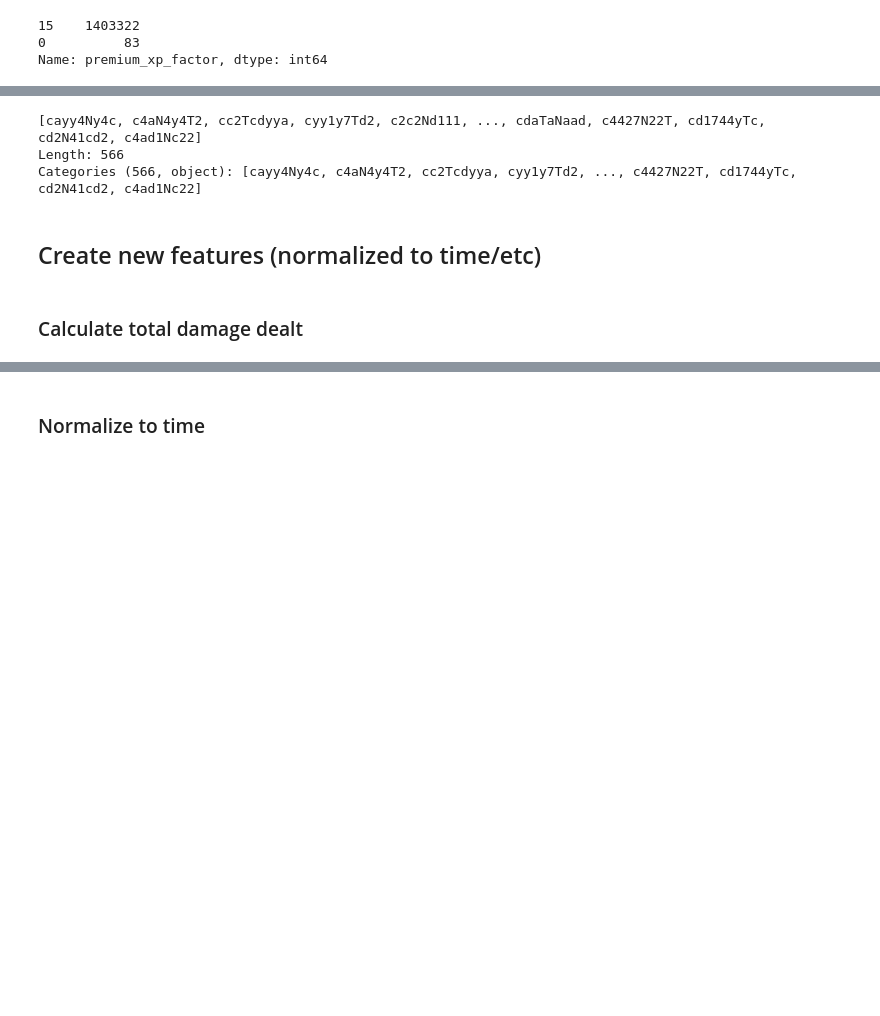
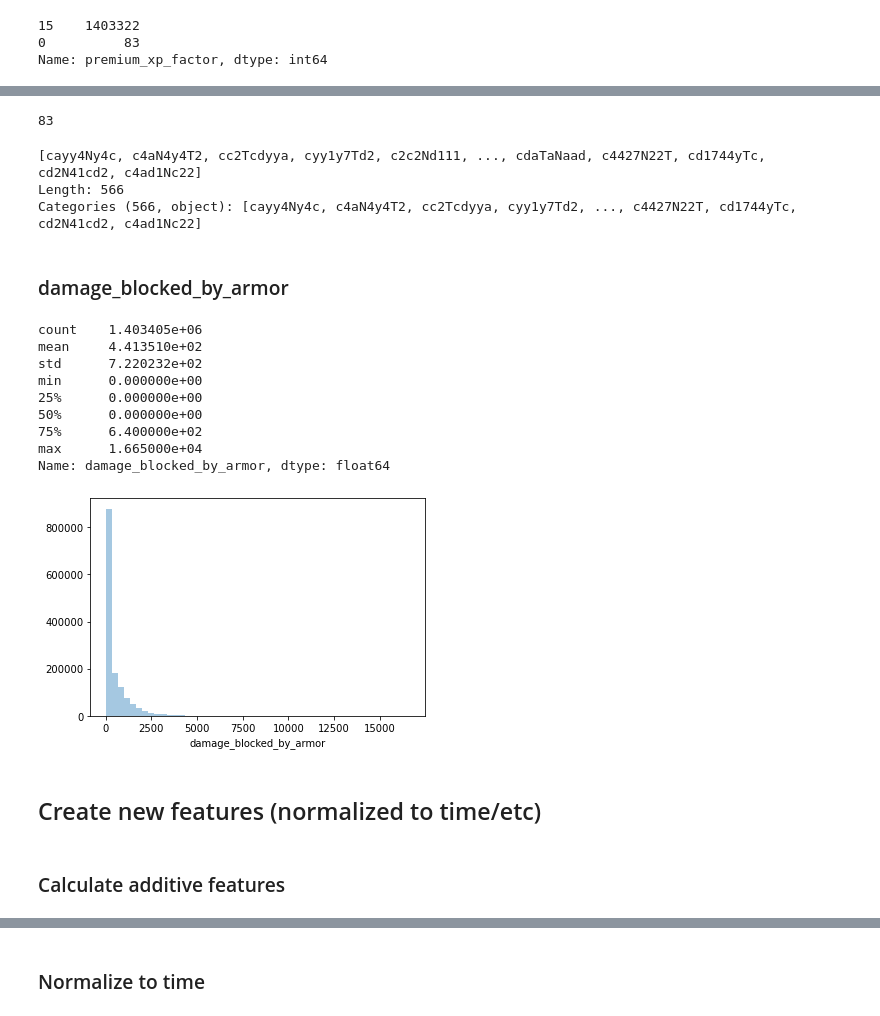
Before and after one commit to Egorka1/WG_Forge, a Jupyter notebook: WGProject.ipynb, the cells around one changed output, grey strips where cells are left out. Saved outputs shown, nothing was run; the diff lists cells and outputs as text; code cells hidden in the pictures; blank space fills up the shorter version.

```diff
--- a/WGProject.ipynb
+++ b/WGProject.ipynb
@@ -498,9 +532,29 @@ Name: premium_xp_factor, dtype: int64
+# %%
+data[data['premium_xp_factor'] == 0]['arena_id'].isin(data[data['daily_xp_factor'] == 0]['arena_id']).sum()
+# %% [output]
+83
 # %%
 data[data['original_xp'] == 0]['account_db_id'].values.unique()
 # %% [output]
 [cayy4Ny4c, c4aN4y4T2, cc2Tcdyya, cyy1y7Td2, c2c2Nd111, ..., cdaTaNaad, c4427N22T, cd1744yTc, cd2N41cd2, c4ad1Nc22]
 Length: 566
 Categories (566, object): [cayy4Ny4c, c4aN4y4T2, cc2Tcdyya, cyy1y7Td2, ..., c4427N22T, cd1744yTc, cd2N41cd2, c4ad1Nc22]
+# %% [markdown]
+### damage_blocked_by_armor
+# %%
+sns.distplot(data['damage_blocked_by_armor'], kde=False);
+data['damage_blocked_by_armor'].describe()
+# %% [output]
+count    1.403405e+06
+mean     4.413510e+02
+std      7.220232e+02
+min      0.000000e+00
+25%      0.000000e+00
+50%      0.000000e+00
+75%      6.400000e+02
+max      1.665000e+04
+Name: damage_blocked_by_armor, dtype: float64
+[figure, added]
 # %% [markdown]
 ## Create new features (normalized to time/etc)
 # %%
@@ -511,8 +565,8 @@ def normalize_feature(target_feature, norm_feature):
         return 0
 
 normalize_feature = np.vectorize(normalize_feature)
-# %% [markdown]
-### Calculate total damage dealt
+# %% [markdown]
+### Calculate additive features
 # %%
 data['total_damage_dealt'] = data['damage_dealt'] + data['damage_assisted_radio'] + \
     data['damage_assisted_stun'] + data['damage_assisted_track']
```
Also changed, not shown: parts of 38 cells of this notebook.
